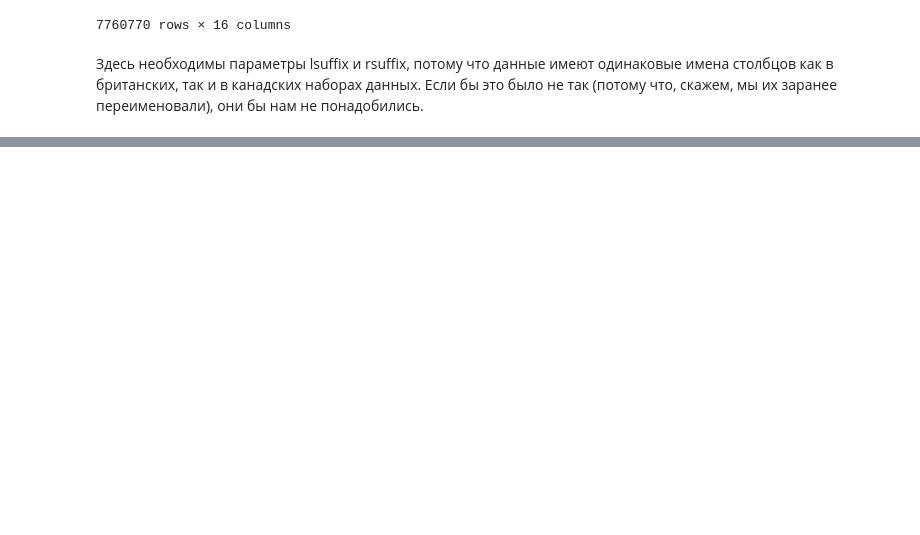
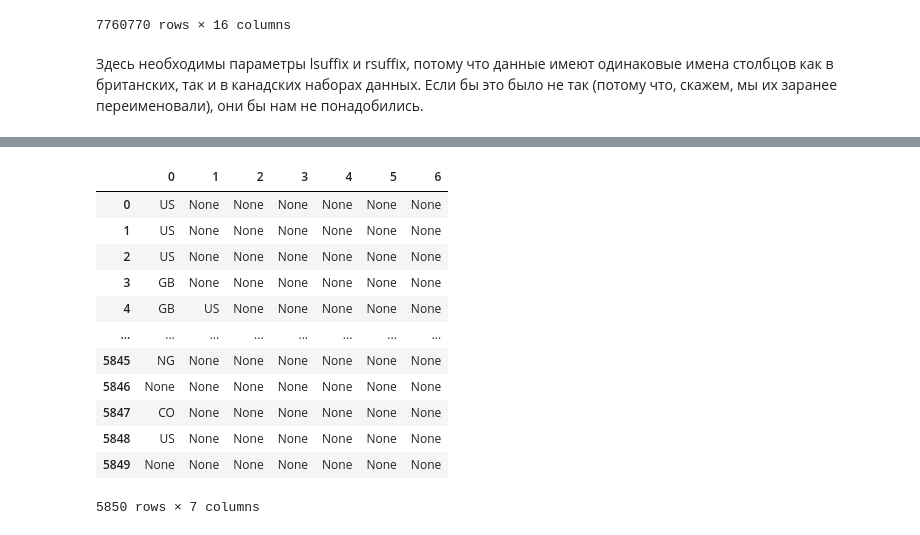
Before and after one commit to 1mmo/data-analysis-handbook, a Jupyter notebook: handbook/Working with data/Pandas.ipynb, the cells around one changed output, grey strips where cells are left out. Cells and saved outputs as stored; diff of their text form; code cells hidden in the pictures; blank space fills up the shorter version.

```diff
--- a/handbook/Working with data/Pandas.ipynb
+++ b/handbook/Working with data/Pandas.ipynb
@@ -1537,0 +1545,3 @@ left.join(right, lsuffix='_CAN', rsuffix='_UK').iloc[0:, 14:]
+# %%
+data = pd.read_csv('data/titles.csv')
+data.head()
@@ -1537,0 +1610,17 @@ left.join(right, lsuffix='_CAN', rsuffix='_UK').iloc[0:, 14:]
+# %%
+dfc = pd.DataFrame(data['production_countries'].apply(eval).to_list())
+dfc
+# %% [output]
+|  | 0 | 1 | 2 | 3 | 4 | 5 | 6 |
+| 0 | US | None | None | None | None | None | None |
+| 1 | US | None | None | None | None | None | None |
+| 2 | US | None | None | None | None | None | None |
+| 3 | GB | None | None | None | None | None | None |
+| 4 | GB | US | None | None | None | None | None |
+| ... | ... | ... | ... | ... | ... | ... | ... |
+| 5845 | NG | None | None | None | None | None | None |
+| 5846 | None | None | None | None | None | None | None |
+| 5847 | CO | None | None | None | None | None | None |
+| 5848 | US | None | None | None | None | None | None |
+| 5849 | None | None | None | None | None | None | None |
+5850 rows × 7 columns
```
Also changed, not shown: parts of 12 cells of this notebook, 2 other files.
